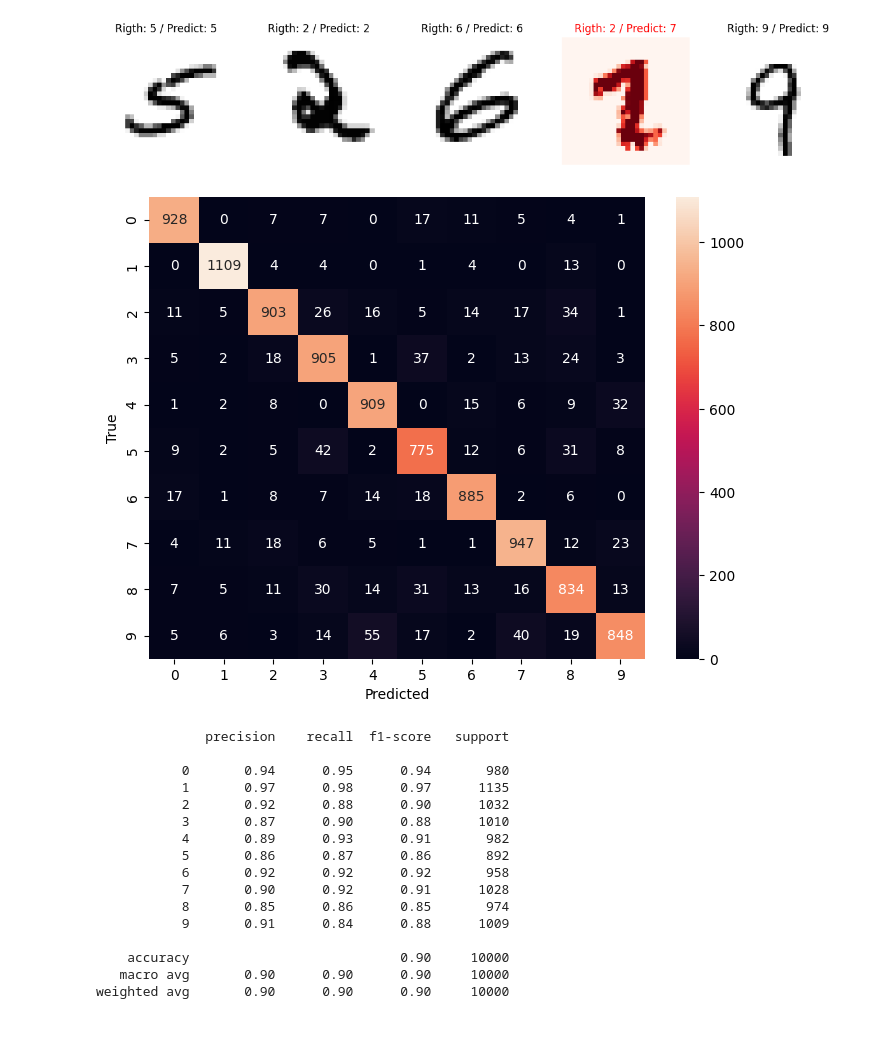
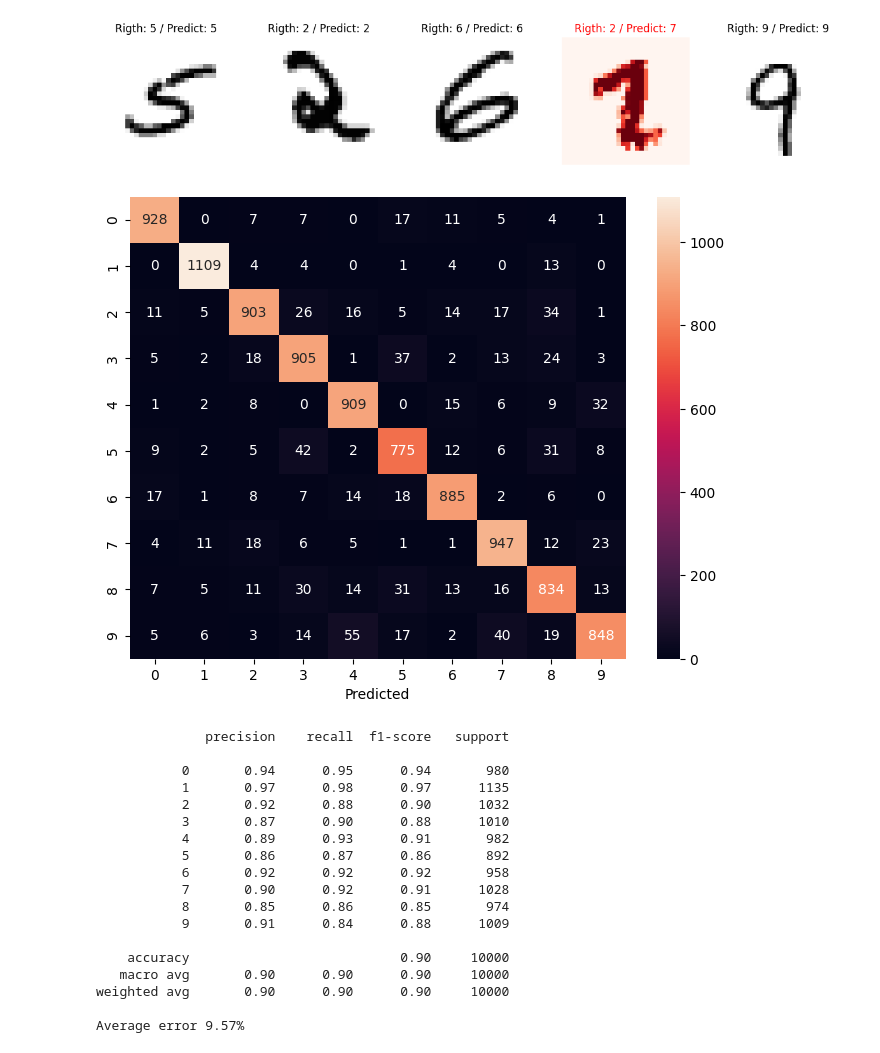
Before and after one commit to tarsweb-Python-GOIT/DS-HW, a Jupyter notebook: HW-08.ipynb, the cells around one changed output. Drawn from its saved outputs; the diff is of its cells as text; code cells hidden in the pictures.

```diff
--- a/HW-08.ipynb
+++ b/HW-08.ipynb
@@ -246,9 +246,8 @@ print(f"Accuracy mean = {np.mean(accuracy_history):.2%}")
 # Тестування моделі на тестових даних
 # Місце для вашого коду
 test_pred = neural_net(x_test)
+test_pred_values = np.argmax(test_pred, axis=1)
 print(f"Accuracy test = {accuracy(test_pred, y_test).numpy():.2%}")
-
-# test_pred_values = np.argmax(test_pred, axis=1)
 # %% [output]
 Accuracy mean = 88.54%
 Accuracy test = 90.43%
@@ -283,19 +282,19 @@ count_select=10, test_selected_accuracy=90.00%
 [figure]
 # %%
 # Зробіть висновок про те, чи помиляється твоя нейронна мережа, і якщо так, то як часто?
-test_pred_index = np.argmax(test_pred, axis=1)
-conf_matrix = confusion_matrix(y_test, test_pred_index)
+conf_matrix = confusion_matrix(y_test, test_pred_values)
 
 plt.figure(figsize=(8, 6))
 
 sns.heatmap(conf_matrix, annot=True, fmt='g') ## color
 plt.xlabel("Predicted")
-plt.ylabel("True")
 plt.show()
 
-print(classification_report(y_test, test_pred_index))
+c_report = classification_report(y_test, test_pred_values, output_dict=True)
+print(classification_report(y_test, test_pred_values))
+print(f"Average error {1 -c_report['accuracy']:.2%}" )
 # %% [output]
-[figure, old version]
+[figure, new version]
               precision    recall  f1-score   support
 
            0       0.94      0.95      0.94       980
@@ -312,3 +311,5 @@ print(classification_report(y_test, test_pred_index))
     accuracy                           0.90     10000
    macro avg       0.90      0.90      0.90     10000
 weighted avg       0.90      0.90      0.90     10000
+
+Average error 9.57%
```
Also changed, not shown: parts of 1 cell of this notebook.
